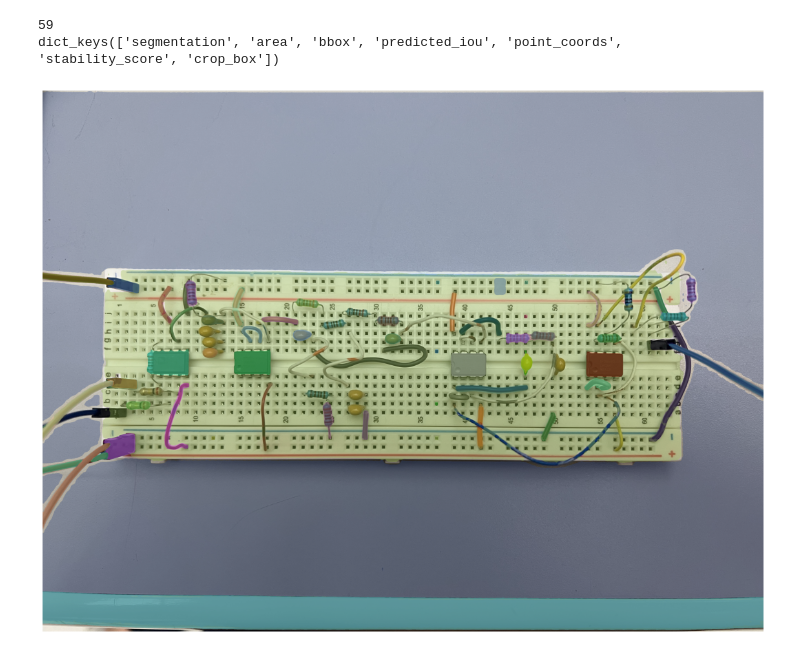
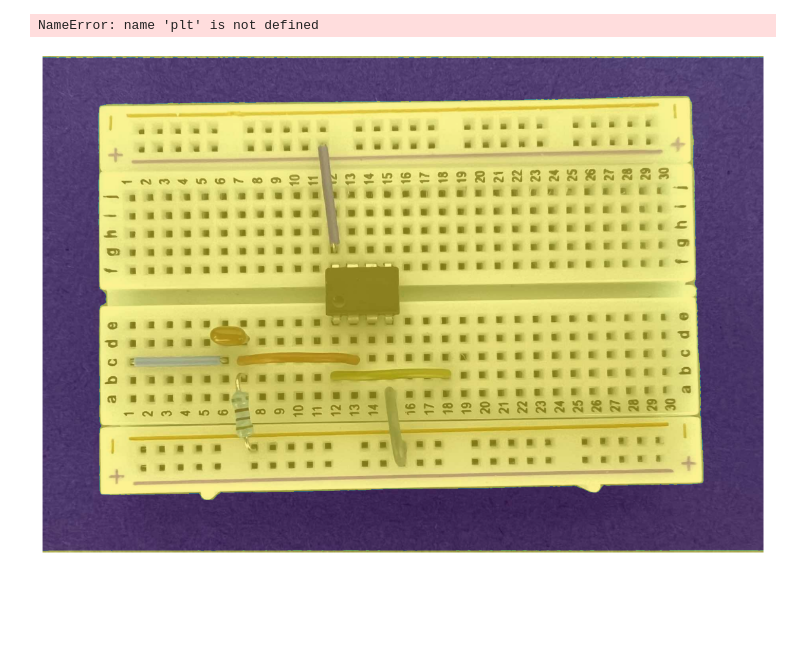
Before and after one commit to ingazhur/hardware-internal-tools, a Jupyter notebook: segmentaion_demo.ipynb, the cells around one changed output. Saved outputs shown, nothing was run; the diff lists cells and outputs as text; code cells hidden in the pictures; blank space fills up the shorter version.

```diff
--- a/segmentaion_demo.ipynb
+++ b/segmentaion_demo.ipynb
@@ -53,14 +40,44 @@ masks = mask_generator.generate(image)
-# %%
-print(len(masks))
-print(masks[0].keys())
-# %% [output]
-59
-dict_keys(['segmentation', 'area', 'bbox', 'predicted_iou', 'point_coords', 'stability_score', 'crop_box'])
+# %%
+sam = sam_model_registry[model_type](checkpoint=default_checkpt)
+mask_generator_2 = SamAutomaticMaskGenerator(
+    model=sam,
+    points_per_side=32,
+    pred_iou_thresh=0.95,
+    stability_score_thresh=0.92,
+    crop_n_layers=1,
+    crop_n_points_downscale_factor=2,
+    min_mask_region_area=100,  # Requires open-cv to run post-processing
+)
+masks2 = mask_generator_2.generate(image)
 # %%
 plt.figure(figsize=(20,20))
 plt.imshow(image)
-show_anns(masks)
+#show_anns(masks2)
 plt.axis('off')
 plt.show()
+
+# save the image with the masks as a png
+plt.imsave('images/simple_masked.png', image)
+# save the masks and overlay
+plt.imsave('images/simple_masked_overlay.png', masks2)
 # %% [output]
-[figure, removed]
+NameError: name 'plt' is not defined
+# %%
+# sort the masks by area
+masks2 = sorted(masks2, key=(lambda x: x['area']), reverse=True)
+
+# background mask
+background_mask = masks2[0]['segmentation'] # the largest one
+# invert the mask
+board_mask = 1 - background_mask
+# save the mask as a png file
+cv2.imwrite('images/board_mask.png', board_mask*255)
+
+# show the mask on the image
+plt.figure(figsize=(20,20))
+plt.imshow(image)
+plt.imshow(board_mask, alpha=0.8)
+plt.axis('off')
+plt.show()
+# %% [output]
+[figure, added]
```
Also changed, not shown: parts of 6 cells of this notebook, 7 other files.
